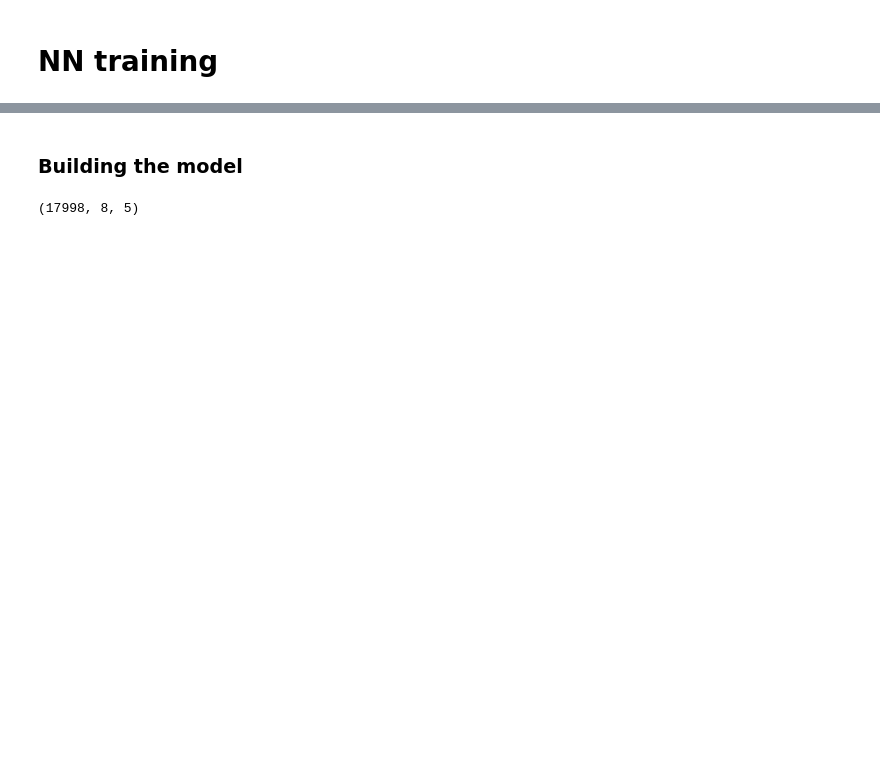
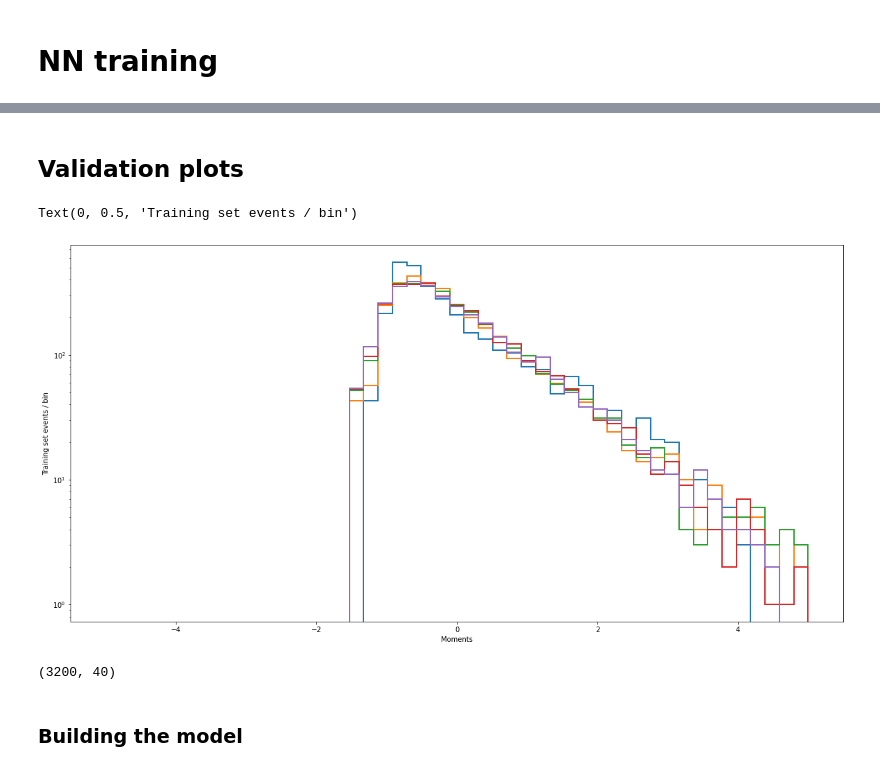
Before and after one commit to bnachman/ILCAnomalies, a Jupyter notebook: JetLevel.ipynb, the cells around one changed output, grey strips where cells are left out. Cells and saved outputs as stored; diff of their text form; code cells hidden in the pictures; blank space fills up the shorter version.

```diff
--- a/JetLevel.ipynb
+++ b/JetLevel.ipynb
@@ -245,3 +328,8 @@ X.shape
+# %%
+within_bounds_indicator = (y_bg_binary == 1)
+# This is the background data in the SR
+X_selected = X_bg[within_bounds_indicator]
+y_selected = y_bg_binary[within_bounds_indicator]
 # %% [markdown]
 # NN training
 # %%
@@ -253,3 +342,3 @@ from sklearn.metrics import roc_auc_score, roc_curve
 # %%
-X_shuffled, y_shuffled = shuffle(X_selected, y_selected)
-train, val, test = 18000, 2000, 1186
+#X_shuffled, y_shuffled = shuffle(X_selected, y_selected)
+#train, val, test = 18000, 2000, 1186
@@ -280,0 +593,2 @@ def scale_data(data, mean_vector, std_vector):
+# %%
+X_train, X_val, X_test, Y_train,Y_val,Y_test = prep_and_shufflesplit_data(anomaly_ratio=0.05, size_each = 2000, shuffle_seed = 69,train = 0.8, val = 0.2, test_size_each = 100)
@@ -281,3 +611,22 @@ def scale_data(data, mean_vector, std_vector):
+# %% [markdown]
+## Validation plots
+# %%
+plt.figure(figsize=(20,10))
+for m in range(5):
+    plt.hist(X_train[:,m], np.linspace(-5,5,50), histtype='step', linewidth=2)
+#plt.hist(y_sig, color="tomato", histtype='step', linewidth=2, bins=100)
+plt.yscale('log')
+#plt.xticks(range(0,1000,20))
+plt.xlabel("Moments")
+plt.ylabel("Training set events / bin")
+#np.save('training_data/bg_truthsqrtshat', this_arr)
+# %% [output]
+Text(0, 0.5, 'Training set events / bin')
+[figure, added]
+# %%
+X_train.shape
+# %% [output]
+(3200, 40)
 # %% [markdown]
 ### Building the model
 # %%
@@ -292,6 +641,2 @@ dnn = DNN(input_dim=5, dense_sizes=dense_sizes, summary=(i==0))
-# %%
-X_train.shape
-# %% [output]
-(17998, 8, 5)
 # %%
 # train model
```
Also changed, not shown: parts of 58 cells of this notebook.
